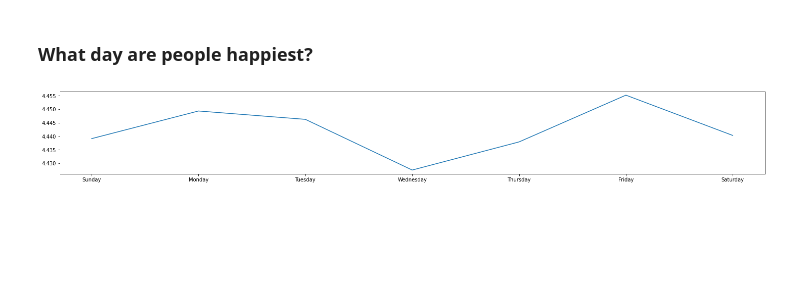
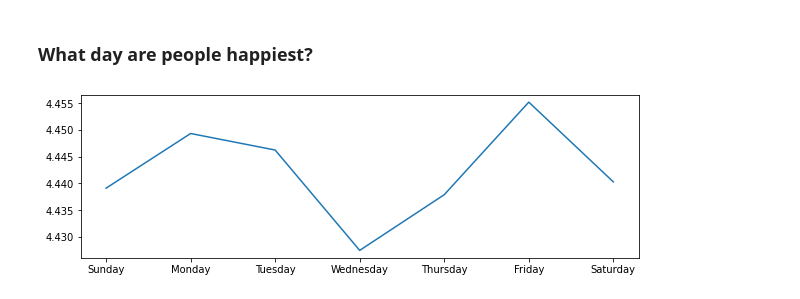
Before and after one commit to anthonygcarannante/Python-Applications-Visualizations, a Jupyter notebook: Aggregation_Plotting.ipynb, the cells around one changed output. Drawn from its saved outputs; the diff is of its cells as text; code cells hidden in the pictures; blank space fills up the shorter version.

Commit message:
Plot created for happiest day of the week

```diff
--- a/Aggregation_Plotting.ipynb
+++ b/Aggregation_Plotting.ipynb
@@ -139,14 +139,13 @@ month_average_crs
 # %%
 data['Weekday'] = data['Timestamp'].dt.strftime('%A')
 data['Daynumber'] = data['Timestamp'].dt.strftime('%w')
 
 weekday_average = data.groupby(['Weekday', 'Daynumber']).mean()
 weekday_average = weekday_average.sort_values('Daynumber')
 
 weekday_average.index.get_level_values(0)
-plt.figure(figsize=(1
-                5,3))
+plt.figure(figsize=(10,3))
 plt.plot(weekday_average.index.get_level_values(0), weekday_average['Rating'])
 plt.show()
 # %% [output]
-[figure, old version]
+[figure, new version]
```
